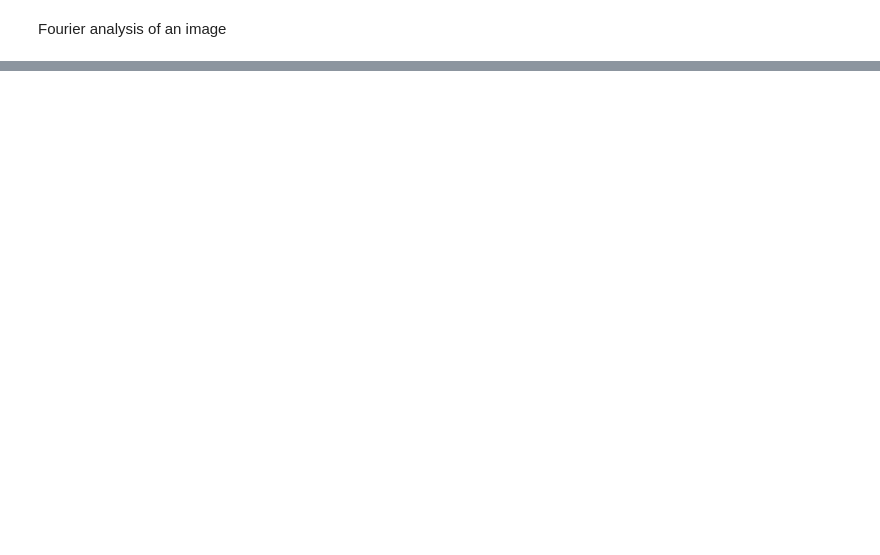
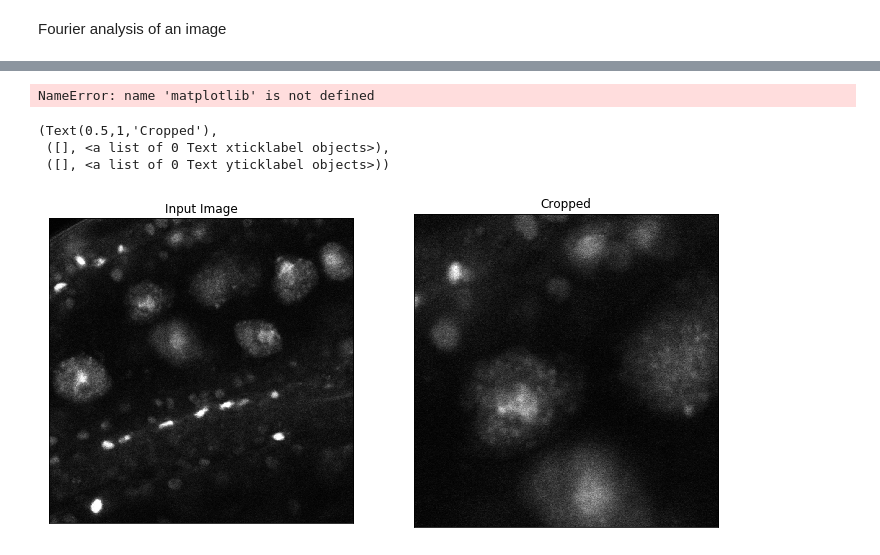
Before and after one commit to magdalenat/Jupyter_Notebooks, a Jupyter notebook: Fourier-on-tif.ipynb, the cells around one changed output, grey strips where cells are left out. Cells and saved outputs as stored; diff of their text form; code cells hidden in the pictures; blank space fills up the shorter version.

```diff
--- a/Fourier-on-tif.ipynb
+++ b/Fourier-on-tif.ipynb
@@ -23,0 +32,46 @@ plt.title('Magnitude Spectrum'), plt.xticks([]), plt.yticks([])
+# %%
+# allows interactivity with image
+%matplotlib nbagg
+
+# line below allows to display image in fixed dpi
+#plt.rcParams['figure.dpi'] = 100 # default for me was 75
+
+# line below allows display image in a certain size
+mpl.rcParams['figure.figsize'] = (8,6)
+
+fig,ax = plt.subplots()
+myax = ax.imshow(img,cmap = 'gray',interpolation='nearest')
+
+#setting title
+ax.set_title('Read coords to crop subimage')
+
+# displays coords pointed by the mouse. To have detailed coords - remove int() method
+ax.format_coord = lambda x,y : "x=%g y=%g" % (int(x), int(y))
+
+plt.show()
+# %% [output]
+NameError: name 'matplotlib' is not defined
+# %%
+#upper-left-coords
+x1 = 21
+y1 = 457
+
+#bottom right coords
+x2 = 184
+y2 = 607
+
+cropped = img[x1:y1, x2:y2]
+
+#plt.imshow(cropped,cmap = 'gray')
+#plt.title('Cropped')
+#plt.show()
+# %%
+plt.subplot(121),plt.imshow(img, cmap = 'gray')
+plt.title('Input Image'), plt.xticks([]), plt.yticks([])
+plt.subplot(122),plt.imshow(cropped, cmap = 'gray')
+plt.title('Cropped'), plt.xticks([]), plt.yticks([])
+# %% [output]
+(Text(0.5,1,'Cropped'),
+ ([], <a list of 0 Text xticklabel objects>),
+ ([], <a list of 0 Text yticklabel objects>))
+[figure, added]
```
Also changed, not shown: parts of 8 cells of this notebook.
